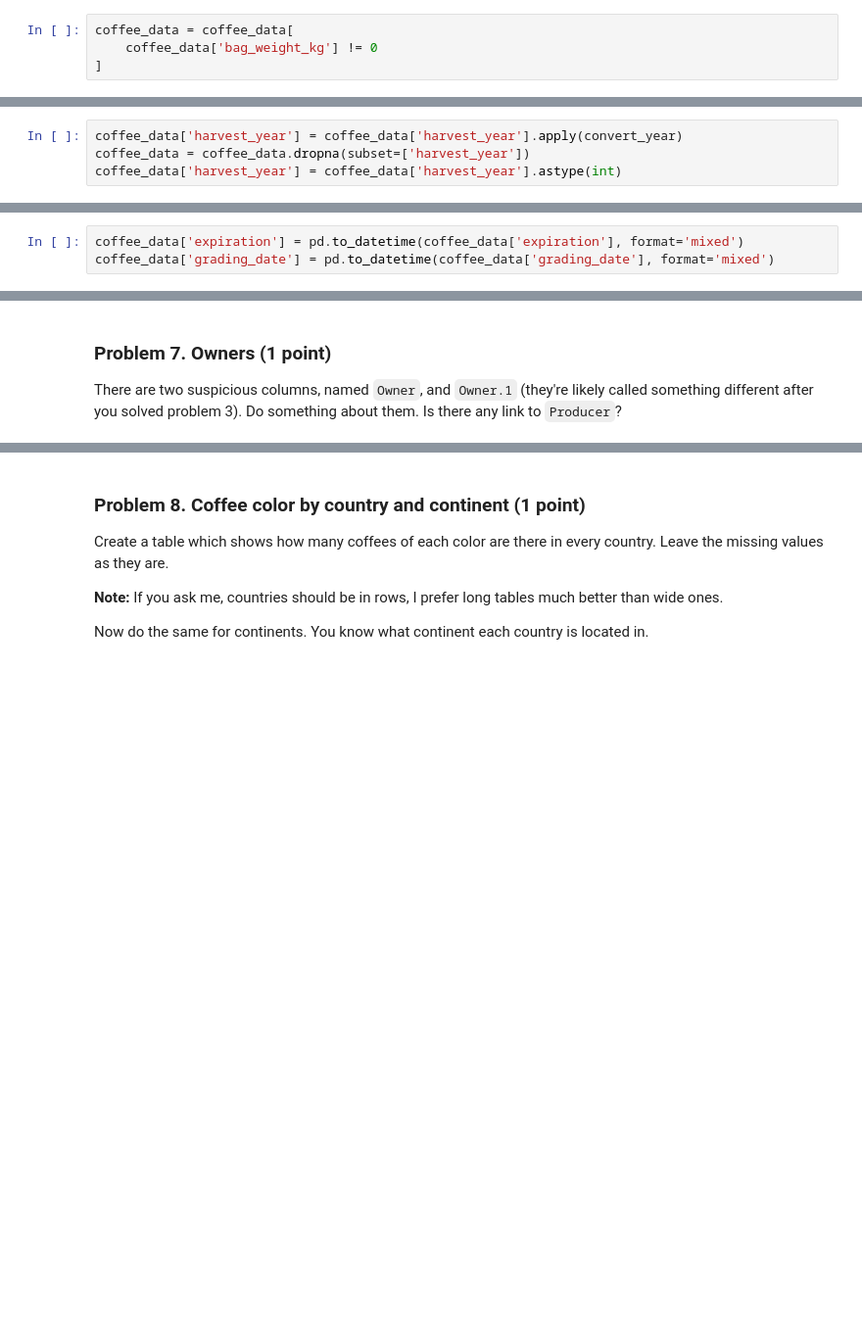
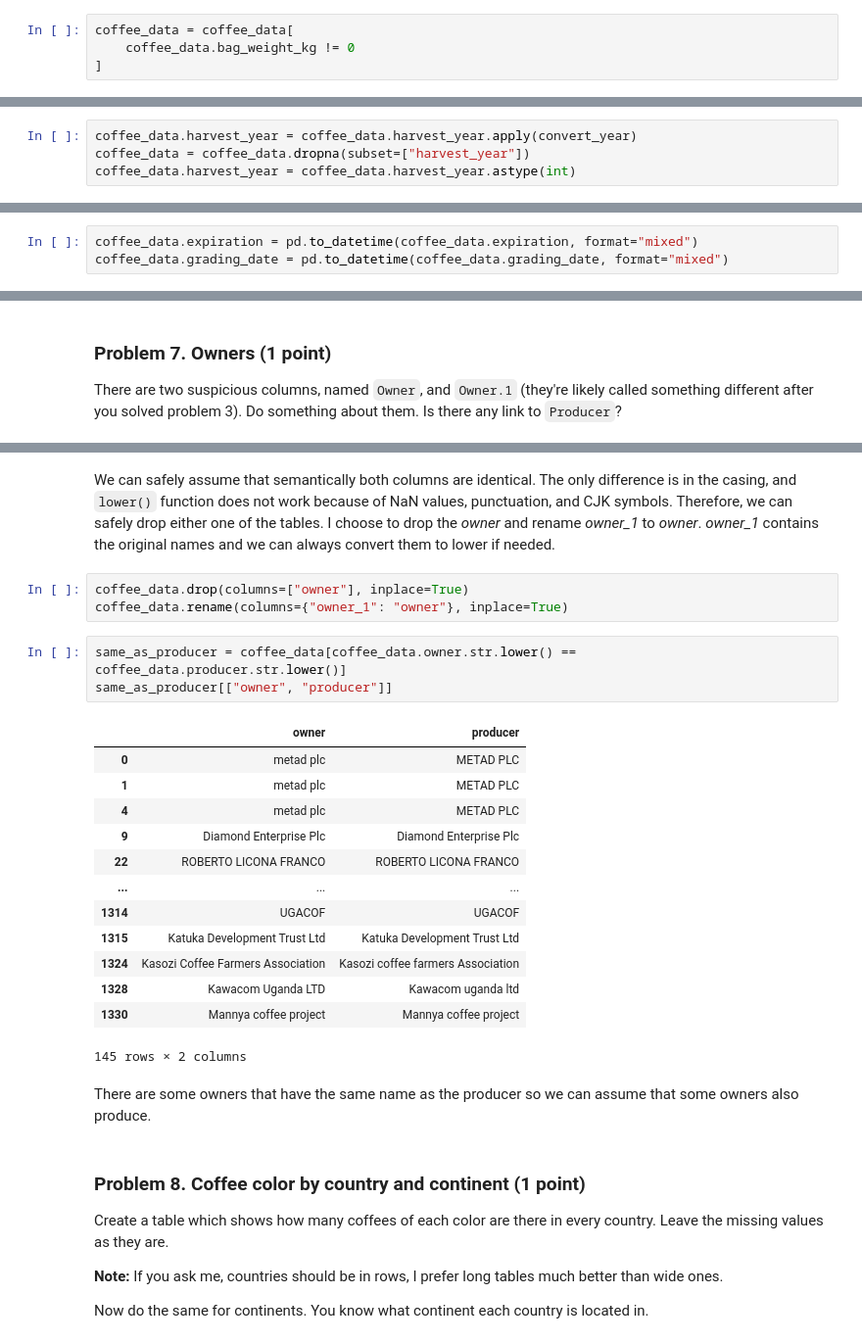
Before and after one commit to VladoDev03/data-science-softuni, a Jupyter notebook: 01-data-tidying-and-cleaning/Data Tidying and Cleaning Lab.ipynb, the cells around one changed output, grey strips where cells are left out. Shown at 98% size. Saved outputs shown, nothing was run; the diff lists cells and outputs as text; blank space fills up the shorter version.

```diff
--- a/01-data-tidying-and-cleaning/Data Tidying and Cleaning Lab.ipynb
+++ b/01-data-tidying-and-cleaning/Data Tidying and Cleaning Lab.ipynb
@@ -248,7 +248,7 @@ def lbs_to_kg(x):
 coffee_data.bag_weight_kg = coffee_data.bag_weight_kg.apply(lbs_to_kg)
 # %%
 coffee_data = coffee_data[
-    coffee_data['bag_weight_kg'] != 0
+    coffee_data.bag_weight_kg != 0
 ]
 # %% [markdown]
 ### Problem 5. Dates (1 point)
@@ -281,7 +281,7 @@ def convert_year(value):
     # Return None for text-only values
     return None
 # %%
-coffee_data['harvest_year'] = coffee_data['harvest_year'].apply(convert_year)
-coffee_data = coffee_data.dropna(subset=['harvest_year'])
-coffee_data['harvest_year'] = coffee_data['harvest_year'].astype(int)
+coffee_data.harvest_year = coffee_data.harvest_year.apply(convert_year)
+coffee_data = coffee_data.dropna(subset=["harvest_year"])
+coffee_data.harvest_year = coffee_data.harvest_year.astype(int)
 # %%
@@ -305,3 +323,3 @@ coffee_data["grading_date"].value_counts(dropna=False).to_csv("grading_date_coun
 # %%
-coffee_data['expiration'] = pd.to_datetime(coffee_data['expiration'], format='mixed')
-coffee_data['grading_date'] = pd.to_datetime(coffee_data['grading_date'], format='mixed')
+coffee_data.expiration = pd.to_datetime(coffee_data.expiration, format="mixed")
+coffee_data.grading_date = pd.to_datetime(coffee_data.grading_date, format="mixed")
@@ -314,3 +407,27 @@ There are two suspicious columns, named `Owner`, and `Owner.1` (they're likely c
+# %% [markdown]
+We can safely assume that semantically both columns are identical. The only difference is in the casing, and `lower()` function does not work because of NaN values, punctuation, and CJK symbols. Therefore, we can safely drop either one of the tables. I choose to drop the *owner* and rename *owner_1* to *owner*. *owner_1* contains the original names and we can always convert them to lower if needed.
+# %%
+coffee_data.drop(columns=["owner"], inplace=True)
+coffee_data.rename(columns={"owner_1": "owner"}, inplace=True)
+# %%
+same_as_producer = coffee_data[coffee_data.owner.str.lower() == coffee_data.producer.str.lower()]
+same_as_producer[["owner", "producer"]]
+# %% [output]
+|  | owner | producer |
+| 0 | metad plc | METAD PLC |
+| 1 | metad plc | METAD PLC |
+| 4 | metad plc | METAD PLC |
+| 9 | Diamond Enterprise Plc | Diamond Enterprise Plc |
+| 22 | ROBERTO LICONA FRANCO | ROBERTO LICONA FRANCO |
+| ... | ... | ... |
+| 1314 | UGACOF | UGACOF |
+| 1315 | Katuka Development Trust Ltd | Katuka Development Trust Ltd |
+| 1324 | Kasozi Coffee Farmers Association | Kasozi coffee farmers Association |
+| 1328 | Kawacom Uganda LTD | Kawacom uganda ltd |
+| 1330 | Mannya coffee project | Mannya coffee project |
+145 rows × 2 columns
+# %% [markdown]
+There are some owners that have the same name as the producer so we can assume that some owners also produce.
 # %% [markdown]
 ### Problem 8. Coffee color by country and continent (1 point)
 Create a table which shows how many coffees of each color are there in every country. Leave the missing values as they are.
```
Also changed, not shown: parts of 17 cells of this notebook.
